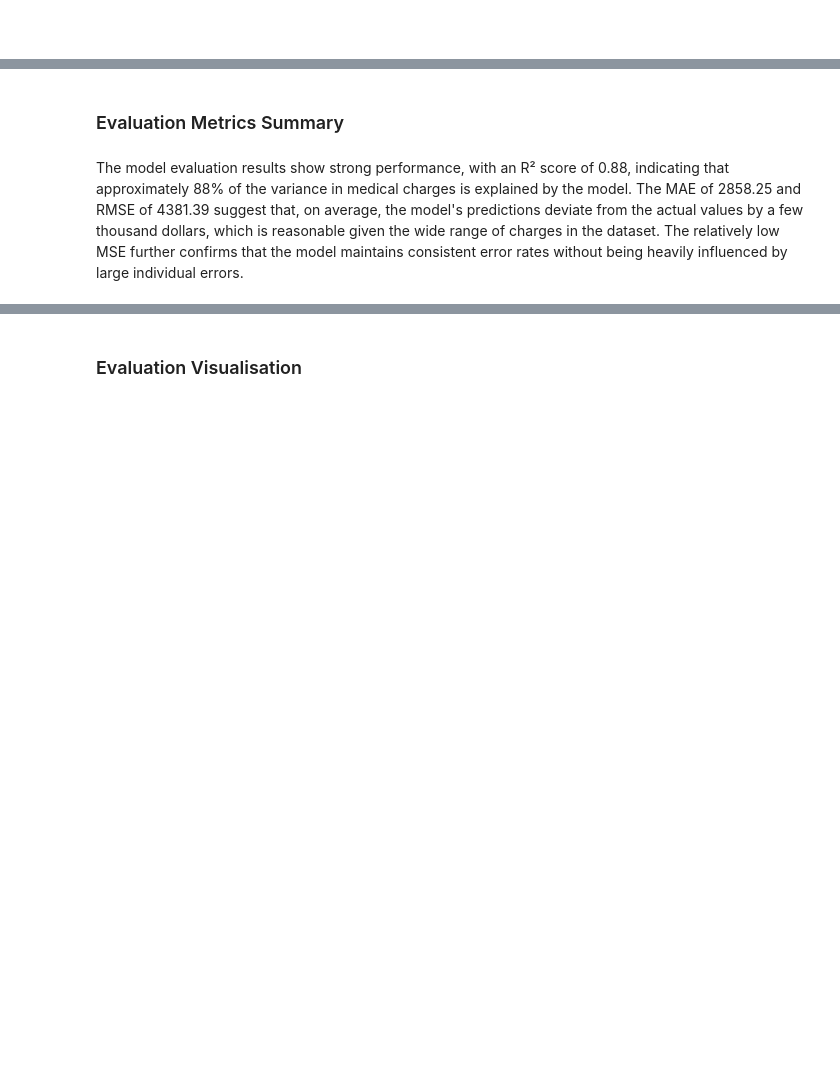
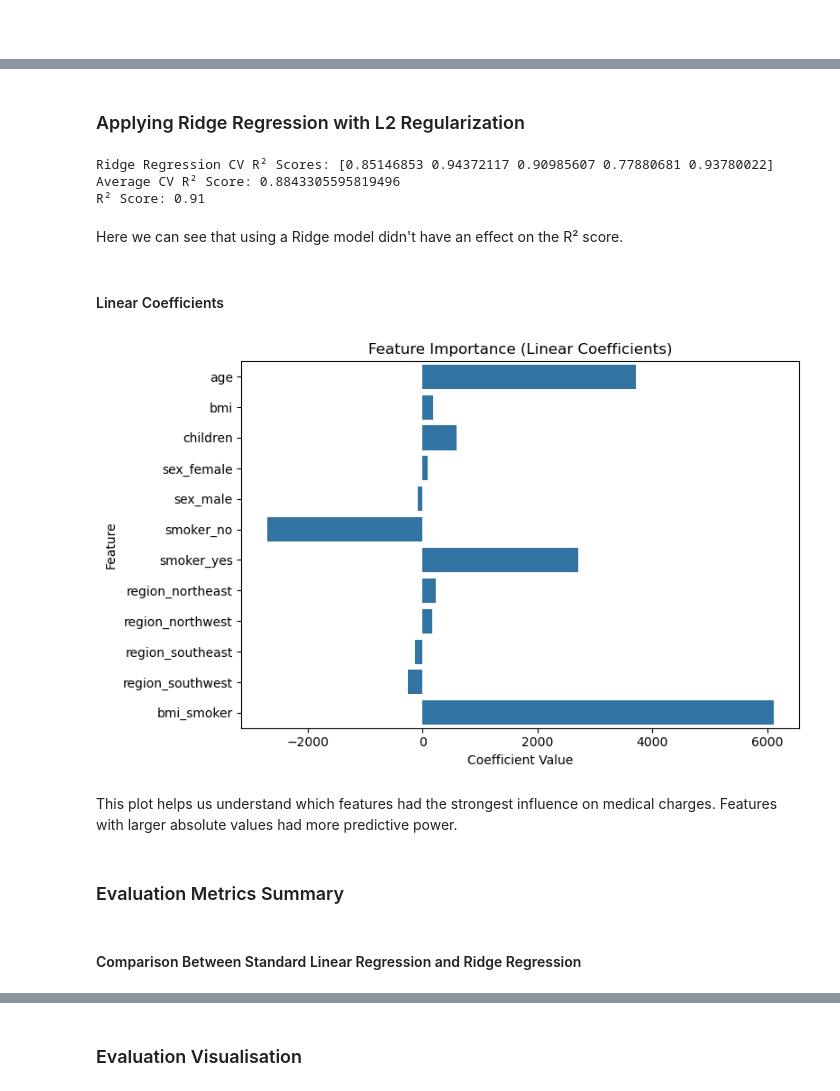
Before and after one commit to TristanGulzar/Medical-Aid-Data-Analysis, a Jupyter notebook: Part1.ipynb, the cells around one changed output, grey strips where cells are left out. Saved outputs shown, nothing was run; the diff lists cells and outputs as text; code cells hidden in the pictures; blank space fills up the shorter version.

```diff
--- a/Part1.ipynb
+++ b/Part1.ipynb
@@ -495,4 +464,44 @@ Root Mean Squared Error (RMSE): 4381.39
+# %% [markdown]
+### Applying Ridge Regression with L2 Regularization
+# %%
+from sklearn.linear_model import Ridge
+from sklearn.model_selection import cross_val_score
+
+# Apply Ridge Regression with L2 regularization
+ridge_model = Ridge(alpha=50, max_iter=100, tol=1.0)  #(codebasics, 2021)
+ridge_model.fit(X_train, y_train)
+
+# Evaluate with cross-validation
+
+cv_scores = cross_val_score(ridge_model, X_test, y_test, cv=5, scoring='r2') #(scikit-learn, 2009) and (scikit-learn, n,d.)
+print("Ridge Regression CV R² Scores:", cv_scores)
+print("Average CV R² Score:", cv_scores.mean())
+print(f"R² Score: {ridge_model.score(X_test,y_test):.2f}")
+# %% [output]
+Ridge Regression CV R² Scores: [0.85146853 0.94372117 0.90985607 0.77880681 0.93780022]
+Average CV R² Score: 0.8843305595819496
+R² Score: 0.91
+# %% [markdown]
+Here we can see that using a Ridge model didn't have an effect on the R² score.
+# %% [markdown]
+#### Linear Coefficients
+# %%
+import seaborn as sns
+
+# Coefficient importance plot
+coefficients = pd.Series(model.coef_, index=X.columns)
+plt.figure(figsize=(8, 5))
+sns.barplot(x=coefficients.values, y=coefficients.index)
+plt.title('Feature Importance (Linear Coefficients)')
+plt.xlabel('Coefficient Value')
+plt.ylabel('Feature')
+plt.tight_layout()
+plt.show()
+# %% [output]
+[figure, added]
+# %% [markdown]
+This plot helps us understand which features had the strongest influence on medical charges. Features with larger absolute values had more predictive power.
 # %% [markdown]
 ### Evaluation Metrics Summary
-# %% [markdown]
-The model evaluation results show strong performance, with an R² score of 0.88, indicating that approximately 88% of the variance in medical charges is explained by the model. The MAE of 2858.25 and RMSE of 4381.39 suggest that, on average, the model's predictions deviate from the actual values by a few thousand dollars, which is reasonable given the wide range of charges in the dataset. The relatively low MSE further confirms that the model maintains consistent error rates without being heavily influenced by large individual errors.
+# %% [markdown]
+#### Comparison Between Standard Linear Regression and Ridge Regression
```
Also changed, not shown: parts of 26 cells of this notebook, 3 other files.
